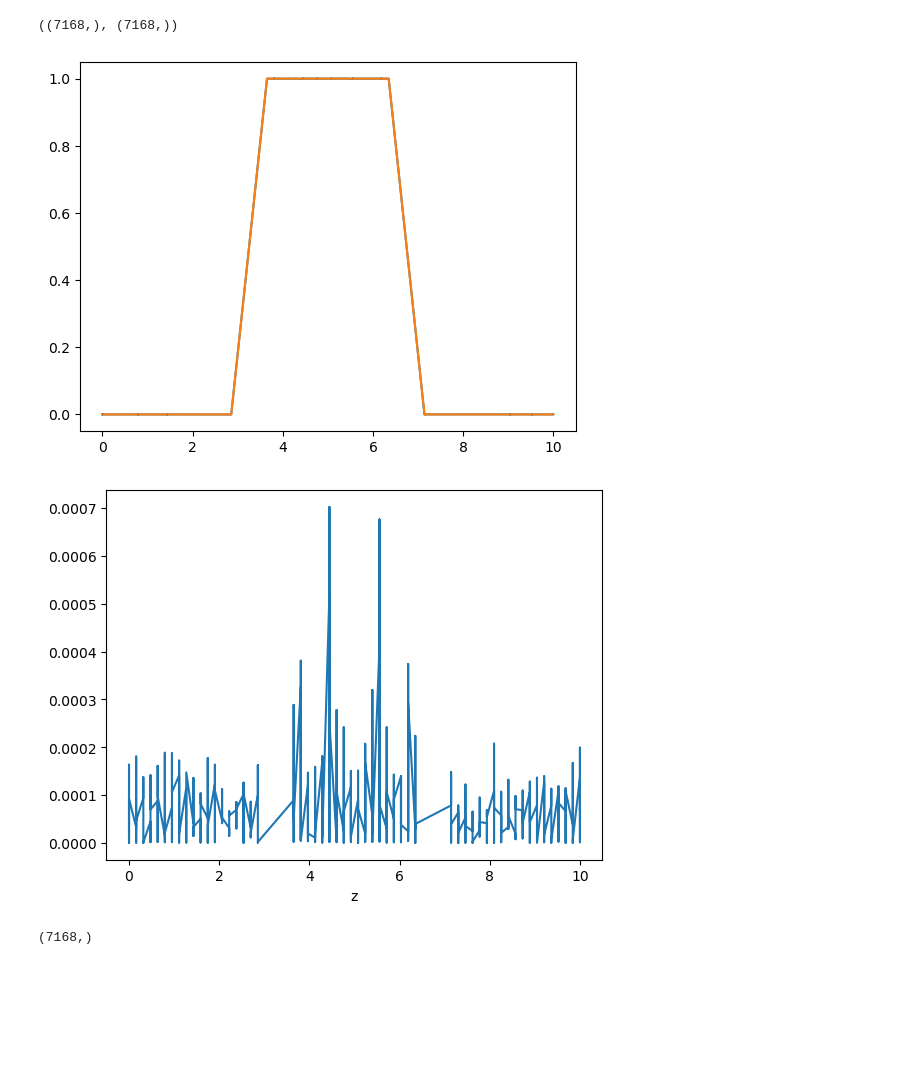
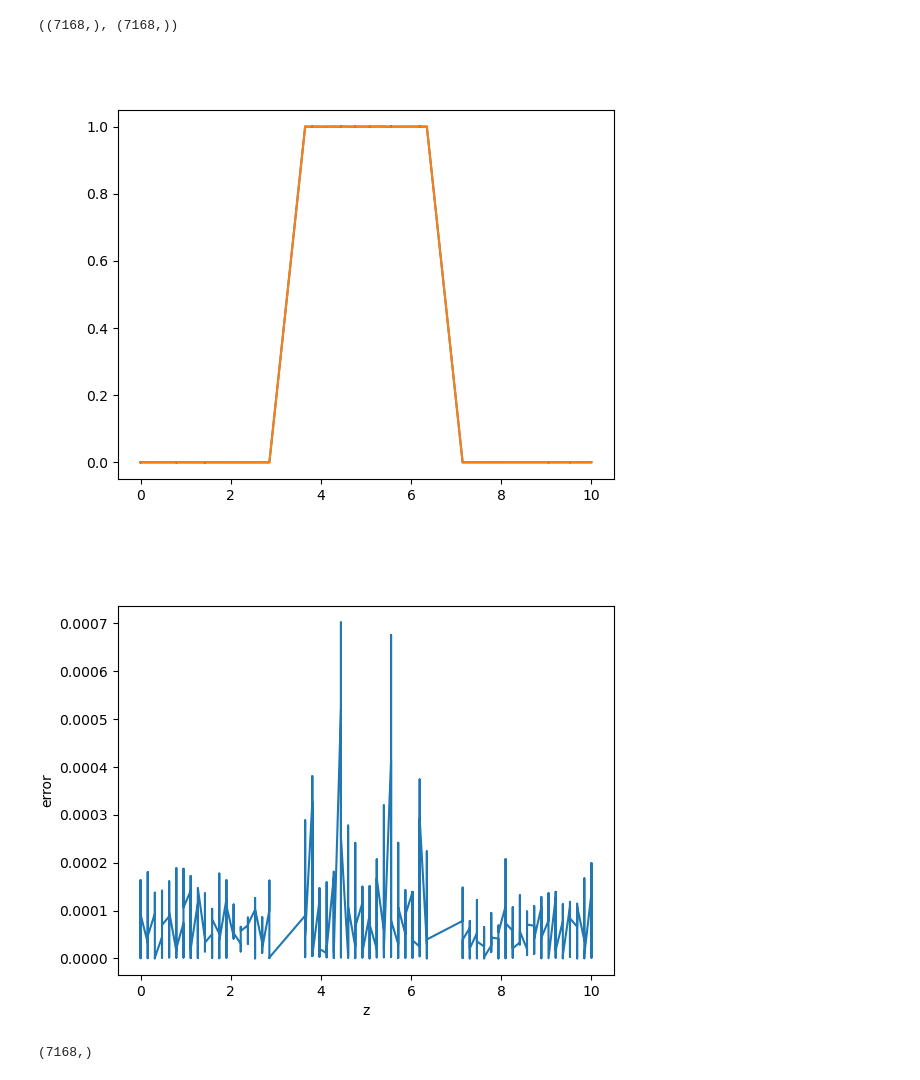
Before and after one commit to jeremyiwk/OpticsModel, a Jupyter notebook: notebook_scratch/element_geomtry.ipynb, the cells around one changed output. Cells and saved outputs as stored; diff of their text form; code cells hidden in the pictures; blank space fills up the shorter version.

```diff
--- a/notebook_scratch/element_geomtry.ipynb
+++ b/notebook_scratch/element_geomtry.ipynb
@@ -168,7 +170,9 @@ image_potential.shape, z_rav.shape
 # %% [output]
 ((7168,), (7168,))
 # %%
-plt.plot(np.sort(z_rav), image_potential[np.argsort(z_rav)])
-plt.plot(np.sort(zelem), potentialelem[np.argsort(zelem)]);
+fig, ax = plt.subplots(1)
+ax.plot(np.sort(z_rav), image_potential[np.argsort(z_rav)])
+ax.plot(np.sort(zelem), potentialelem[np.argsort(zelem)])
+plt.show()
 # %% [output]
-[figure, old version]
+[figure, new version]
@@ -175,9 +183,12 @@ plt.plot(np.sort(zelem), potentialelem[np.argsort(zelem)]);
 # %%
+
+fig, ax = plt.subplots(1)
 error = np.abs(image_potential - potentialelem)/np.abs(potentialelem.max())
 
-plt.plot(np.sort(z_rav), error[np.argsort(z_rav)])
-plt.xlabel('z')
+ax.plot(np.sort(z_rav), error[np.argsort(z_rav)])
+ax.set_xlabel('z')
+ax.set_ylabel('error')
 plt.show()
 # plt.yscale('log')
 # %% [output]
-[figure, old version]
+[figure, new version]
```
Also changed, not shown: parts of 6 cells of this notebook, 1 other file.
